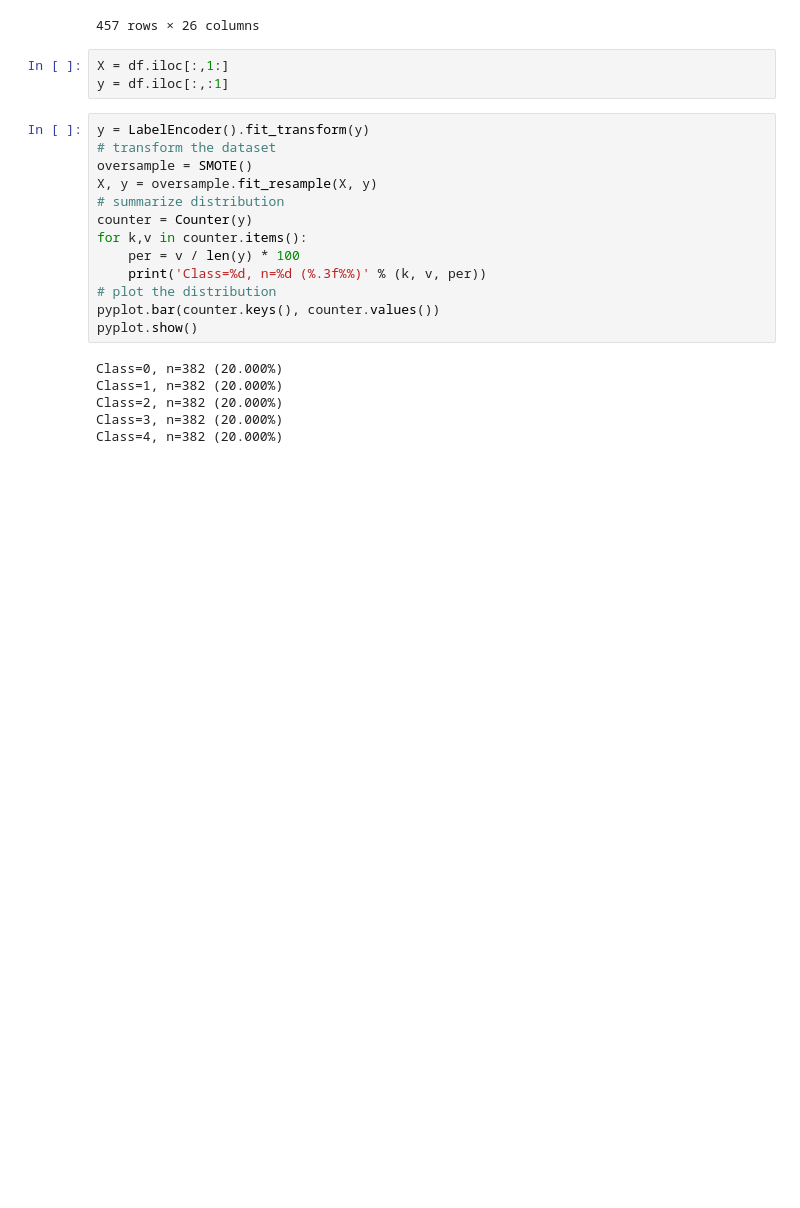
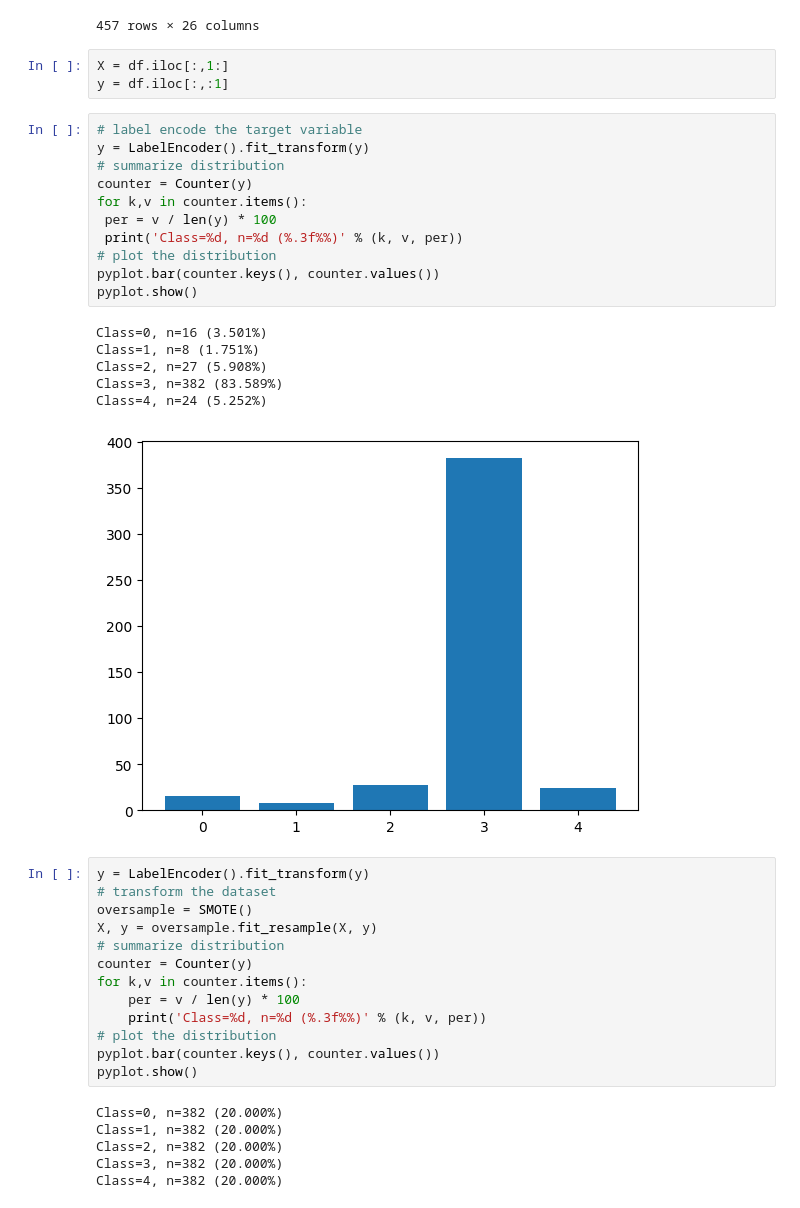
Before and after one commit to theNKCode/Baby-Cry-Detection, a Jupyter notebook: baby cry.ipynb, the cells around one changed output. Cells and saved outputs as stored; diff of their text form; blank space fills up the shorter version.

```diff
--- a/baby cry.ipynb
+++ b/baby cry.ipynb
@@ -43,6 +43,24 @@ df
 # %%
 X = df.iloc[:,1:]
 y = df.iloc[:,:1]
+# %%
+# label encode the target variable
+y = LabelEncoder().fit_transform(y)
+# summarize distribution
+counter = Counter(y)
+for k,v in counter.items():
+ per = v / len(y) * 100
+ print('Class=%d, n=%d (%.3f%%)' % (k, v, per))
+# plot the distribution
+pyplot.bar(counter.keys(), counter.values())
+pyplot.show()
+# %% [output]
+Class=0, n=16 (3.501%)
+Class=1, n=8 (1.751%)
+Class=2, n=27 (5.908%)
+Class=3, n=382 (83.589%)
+Class=4, n=24 (5.252%)
+[figure, added]
 # %%
 y = LabelEncoder().fit_transform(y)
 # transform the dataset
```
Also changed, not shown: parts of 7 cells of this notebook.
